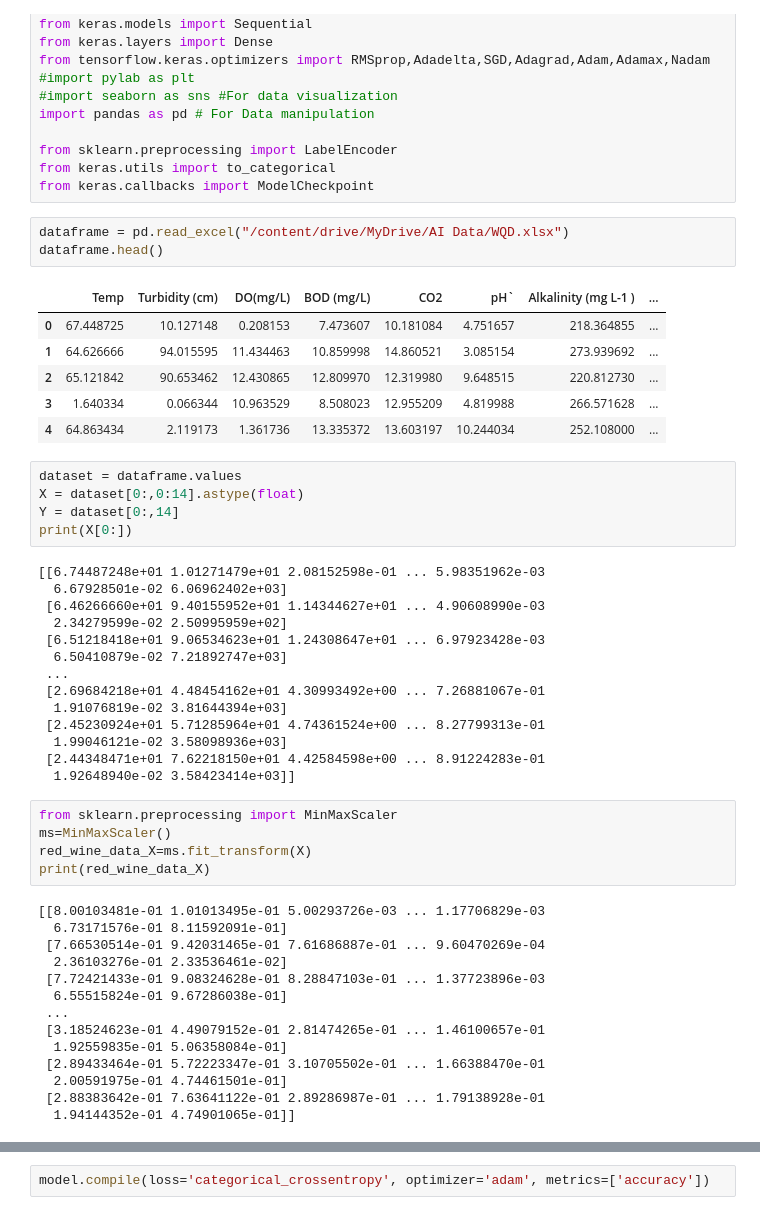
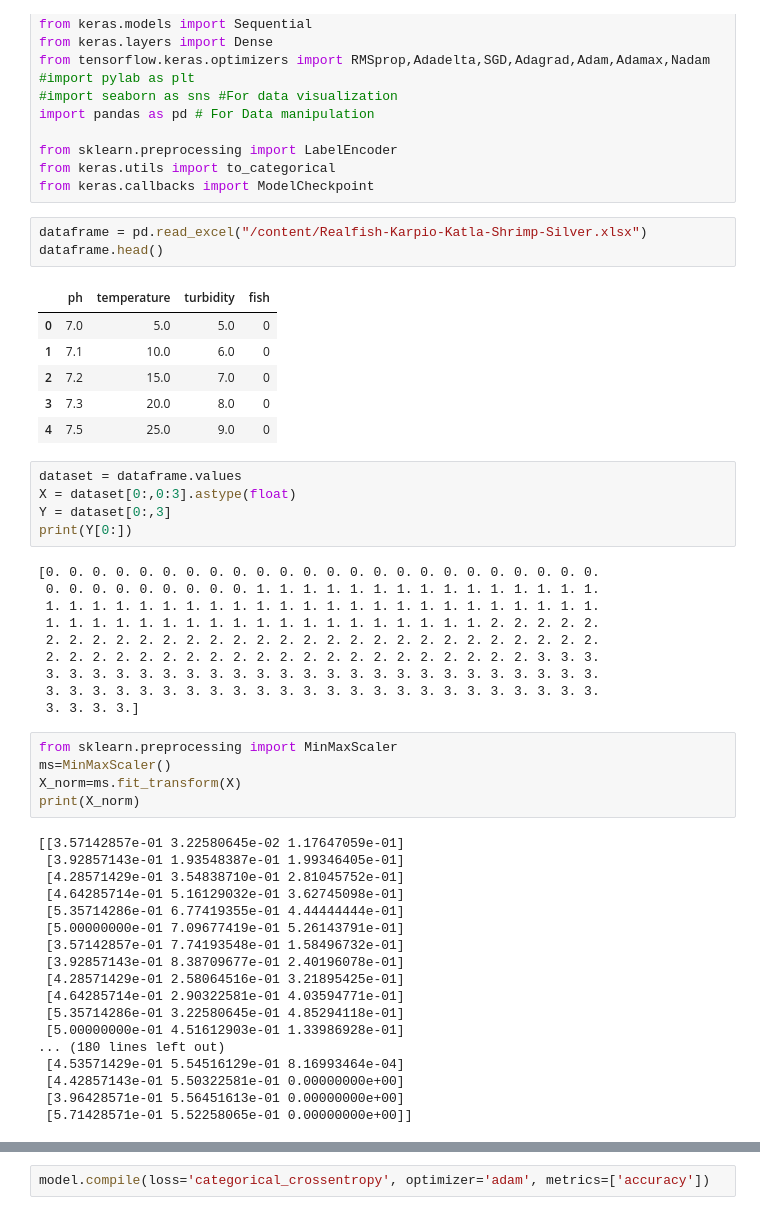
Before and after one commit to vvrgit/Aquaculture, a Jupyter notebook: Aquaculture_DNN_Spec.ipynb, the cells around one changed output, grey strips where cells are left out. Saved outputs shown, nothing was run; the diff lists cells and outputs as text.

```diff
--- a/Aquaculture_DNN_Spec.ipynb
+++ b/Aquaculture_DNN_Spec.ipynb
@@ -24,53 +24,53 @@ from sklearn.preprocessing import LabelEncoder
 from keras.utils import to_categorical
 from keras.callbacks import ModelCheckpoint
 # %%
-dataframe = pd.read_excel("/content/drive/MyDrive/AI Data/WQD.xlsx")
+dataframe = pd.read_excel("/content/Realfish-Karpio-Katla-Shrimp-Silver.xlsx")
 dataframe.head()
 # %% [output]
-|  | Temp | Turbidity (cm) | DO(mg/L) | BOD (mg/L) | CO2 | pH` | Alkalinity (mg L-1 ) | ... |
-| 0 | 67.448725 | 10.127148 | 0.208153 | 7.473607 | 10.181084 | 4.751657 | 218.364855 | ... |
-| 1 | 64.626666 | 94.015595 | 11.434463 | 10.859998 | 14.860521 | 3.085154 | 273.939692 | ... |
-| 2 | 65.121842 | 90.653462 | 12.430865 | 12.809970 | 12.319980 | 9.648515 | 220.812730 | ... |
-| 3 | 1.640334 | 0.066344 | 10.963529 | 8.508023 | 12.955209 | 4.819988 | 266.571628 | ... |
-| 4 | 64.863434 | 2.119173 | 1.361736 | 13.335372 | 13.603197 | 10.244034 | 252.108000 | ... |
+|  | ph | temperature | turbidity | fish |
+| 0 | 7.0 | 5.0 | 5.0 | 0 |
+| 1 | 7.1 | 10.0 | 6.0 | 0 |
+| 2 | 7.2 | 15.0 | 7.0 | 0 |
+| 3 | 7.3 | 20.0 | 8.0 | 0 |
+| 4 | 7.5 | 25.0 | 9.0 | 0 |
 # %%
 dataset = dataframe.values
-X = dataset[0:,0:14].astype(float)
-Y = dataset[0:,14]
-print(X[0:])
+X = dataset[0:,0:3].astype(float)
+Y = dataset[0:,3]
+print(Y[0:])
 # %% [output]
-[[6.74487248e+01 1.01271479e+01 2.08152598e-01 ... 5.98351962e-03
-  6.67928501e-02 6.06962402e+03]
- [6.46266660e+01 9.40155952e+01 1.14344627e+01 ... 4.90608990e-03
-  2.34279599e-02 2.50995959e+02]
- [6.51218418e+01 9.06534623e+01 1.24308647e+01 ... 6.97923428e-03
-  6.50410879e-02 7.21892747e+03]
- ...
- [2.69684218e+01 4.48454162e+01 4.30993492e+00 ... 7.26881067e-01
-  1.91076819e-02 3.81644394e+03]
- [2.45230924e+01 5.71285964e+01 4.74361524e+00 ... 8.27799313e-01
-  1.99046121e-02 3.58098936e+03]
- [2.44348471e+01 7.62218150e+01 4.42584598e+00 ... 8.91224283e-01
-  1.92648940e-02 3.58423414e+03]]
+[0. 0. 0. 0. 0. 0. 0. 0. 0. 0. 0. 0. 0. 0. 0. 0. 0. 0. 0. 0. 0. 0. 0. 0.
+ 0. 0. 0. 0. 0. 0. 0. 0. 0. 1. 1. 1. 1. 1. 1. 1. 1. 1. 1. 1. 1. 1. 1. 1.
+ 1. 1. 1. 1. 1. 1. 1. 1. 1. 1. 1. 1. 1. 1. 1. 1. 1. 1. 1. 1. 1. 1. 1. 1.
+ 1. 1. 1. 1. 1. 1. 1. 1. 1. 1. 1. 1. 1. 1. 1. 1. 1. 1. 1. 2. 2. 2. 2. 2.
+ 2. 2. 2. 2. 2. 2. 2. 2. 2. 2. 2. 2. 2. 2. 2. 2. 2. 2. 2. 2. 2. 2. 2. 2.
+ 2. 2. 2. 2. 2. 2. 2. 2. 2. 2. 2. 2. 2. 2. 2. 2. 2. 2. 2. 2. 2. 3. 3. 3.
+ 3. 3. 3. 3. 3. 3. 3. 3. 3. 3. 3. 3. 3. 3. 3. 3. 3. 3. 3. 3. 3. 3. 3. 3.
+ 3. 3. 3. 3. 3. 3. 3. 3. 3. 3. 3. 3. 3. 3. 3. 3. 3. 3. 3. 3. 3. 3. 3. 3.
+ 3. 3. 3. 3.]
 # %%
 from sklearn.preprocessing import MinMaxScaler
 ms=MinMaxScaler()
-red_wine_data_X=ms.fit_transform(X)
-print(red_wine_data_X)
+X_norm=ms.fit_transform(X)
+print(X_norm)
 # %% [output]
-[[8.00103481e-01 1.01013495e-01 5.00293726e-03 ... 1.17706829e-03
-  6.73171576e-01 8.11592091e-01]
- [7.66530514e-01 9.42031465e-01 7.61686887e-01 ... 9.60470269e-04
-  2.36103276e-01 2.33536461e-02]
- [7.72421433e-01 9.08324628e-01 8.28847103e-01 ... 1.37723896e-03
-  6.55515824e-01 9.67286038e-01]
- ...
- [3.18524623e-01 4.49079152e-01 2.81474265e-01 ... 1.46100657e-01
-  1.92559835e-01 5.06358084e-01]
- [2.89433464e-01 5.72223347e-01 3.10705502e-01 ... 1.66388470e-01
-  2.00591975e-01 4.74461501e-01]
- [2.88383642e-01 7.63641122e-01 2.89286987e-01 ... 1.79138928e-01
-  1.94144352e-01 4.74901065e-01]]
+[[3.57142857e-01 3.22580645e-02 1.17647059e-01]
+ [3.92857143e-01 1.93548387e-01 1.99346405e-01]
+ [4.28571429e-01 3.54838710e-01 2.81045752e-01]
+ [4.64285714e-01 5.16129032e-01 3.62745098e-01]
+ [5.35714286e-01 6.77419355e-01 4.44444444e-01]
+ [5.00000000e-01 7.09677419e-01 5.26143791e-01]
+ [3.57142857e-01 7.74193548e-01 1.58496732e-01]
+ [3.92857143e-01 8.38709677e-01 2.40196078e-01]
+ [4.28571429e-01 2.58064516e-01 3.21895425e-01]
+ [4.64285714e-01 2.90322581e-01 4.03594771e-01]
+ [5.35714286e-01 3.22580645e-01 4.85294118e-01]
+ [5.00000000e-01 4.51612903e-01 1.33986928e-01]
+... (180 lines left out)
+ [4.53571429e-01 5.54516129e-01 8.16993464e-04]
+ [4.42857143e-01 5.50322581e-01 0.00000000e+00]
+ [3.96428571e-01 5.56451613e-01 0.00000000e+00]
+ [5.71428571e-01 5.52258065e-01 0.00000000e+00]]
 # %%
 import tensorflow as tf
 
```
Also changed, not shown: parts of 19 cells of this notebook.
